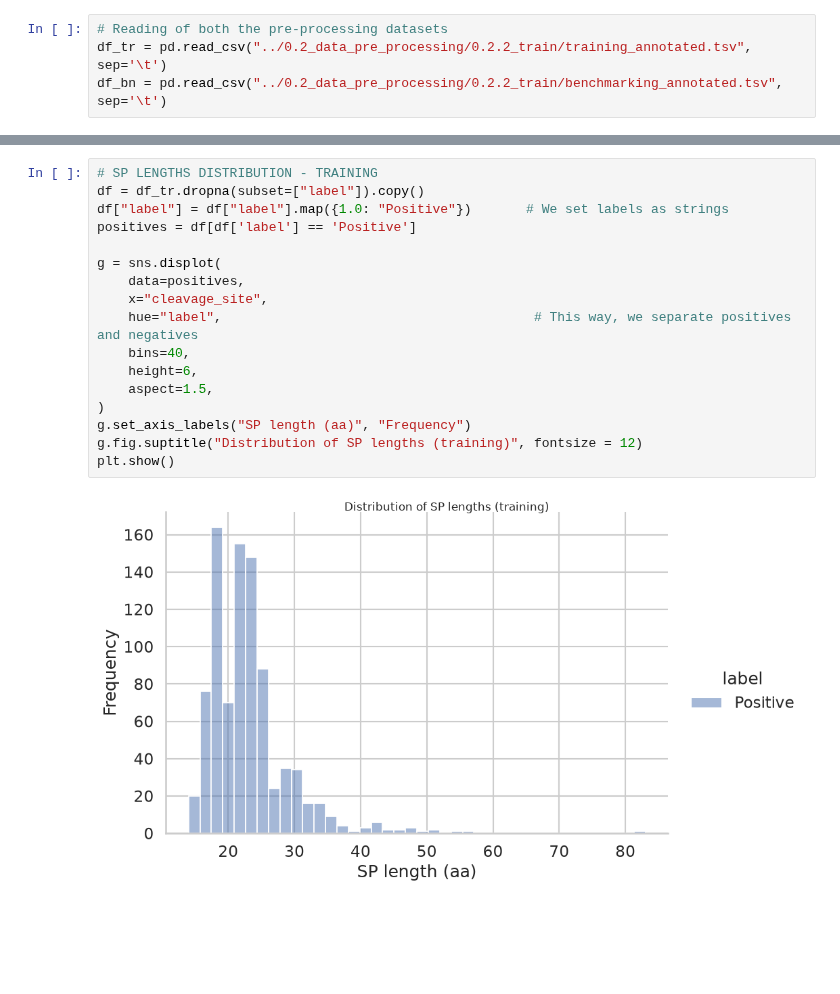
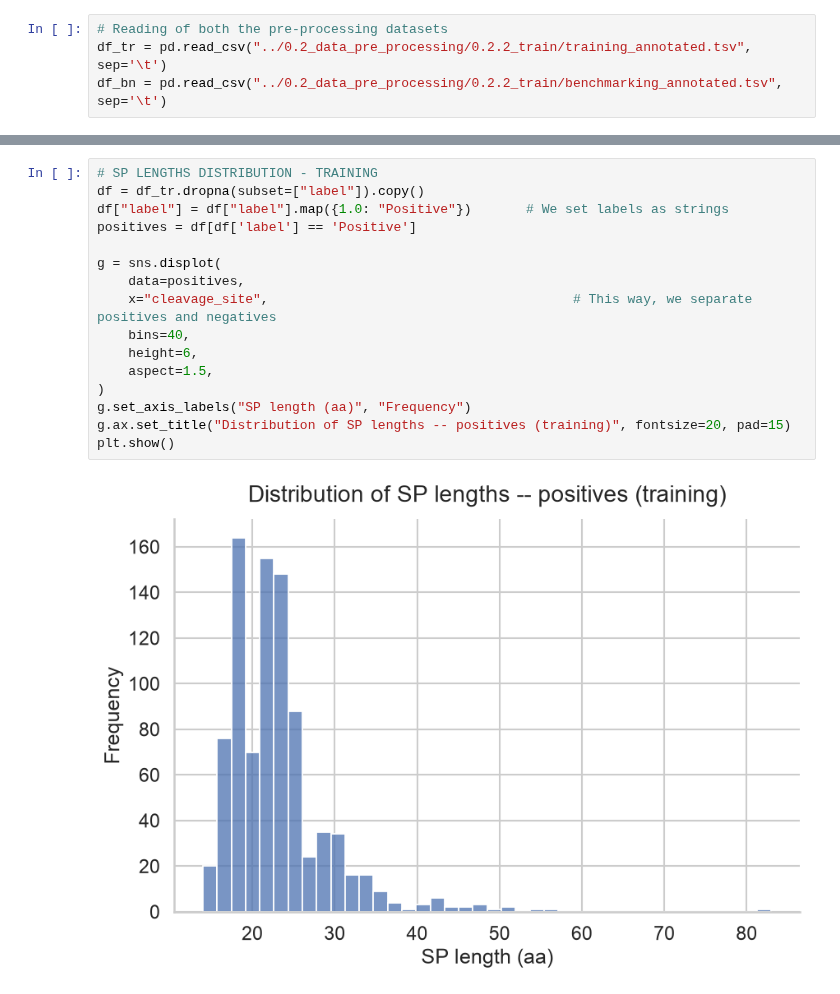
Before and after one commit to ToniMontana99/LB2_project_Group_7, a Jupyter notebook: 0.3_data_analysis/LB2_script_plots.ipynb, the cells around one changed output, grey strips where cells are left out. Saved outputs shown, nothing was run; the diff lists cells and outputs as text; blank space fills up the shorter version.

```diff
--- a/0.3_data_analysis/LB2_script_plots.ipynb
+++ b/0.3_data_analysis/LB2_script_plots.ipynb
@@ -50,22 +52,21 @@ plt.show()
 # %%
 # SP LENGTHS DISTRIBUTION - TRAINING
 df = df_tr.dropna(subset=["label"]).copy()
 df["label"] = df["label"].map({1.0: "Positive"})       # We set labels as strings
 positives = df[df['label'] == 'Positive']
 
 g = sns.displot(
     data=positives,
-    x="cleavage_site",
-    hue="label",                                        # This way, we separate positives and negatives
+    x="cleavage_site",                                       # This way, we separate positives and negatives
     bins=40,
     height=6,
     aspect=1.5,
 )
 g.set_axis_labels("SP length (aa)", "Frequency")
-g.fig.suptitle("Distribution of SP lengths (training)", fontsize = 12)
+g.ax.set_title("Distribution of SP lengths -- positives (training)", fontsize=20, pad=15)
 plt.show()
 # %% [output]
-[figure, old version]
+[figure, new version]
 # %%
 # SP LENGTHS DISTRIBUTION - BENCHMARKING
 df = df_bn.dropna(subset=["label"]).copy()
```
Also changed, not shown: parts of 8 cells of this notebook, 15 other files.
